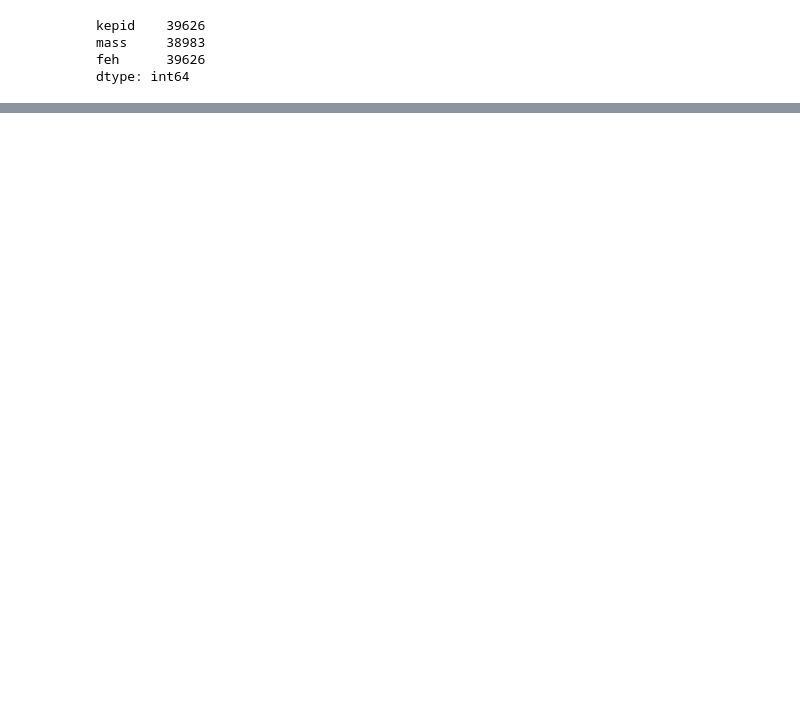
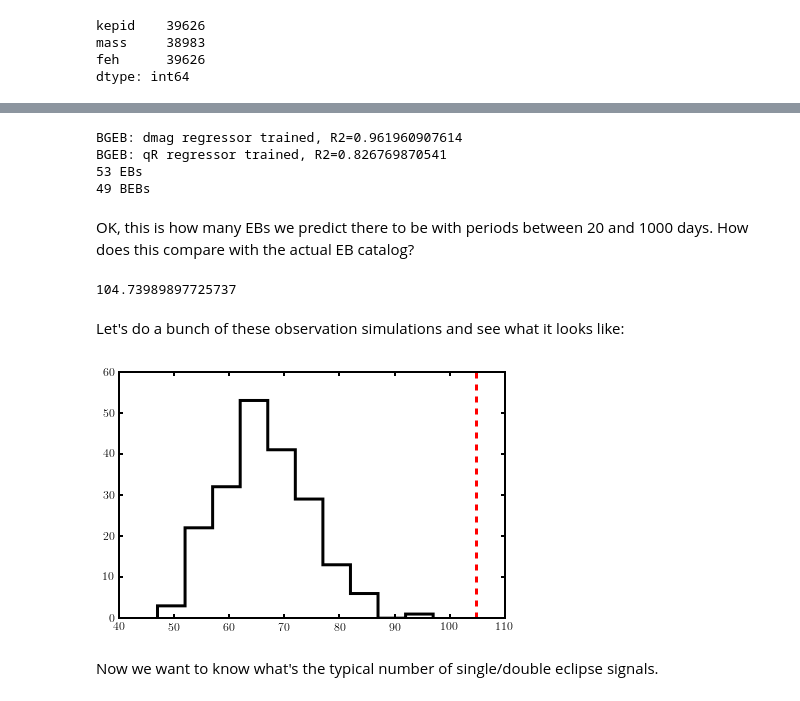
Before and after one commit to dfm/peerless, a Jupyter notebook: prediction/prediction.ipynb, the cells around one changed output, grey strips where cells are left out. Drawn from its saved outputs; the diff is of its cells as text; code cells hidden in the pictures; blank space fills up the shorter version.

Commit message:
new prediction notebook, now using exosyspop

```diff
--- a/prediction/prediction.ipynb
+++ b/prediction/prediction.ipynb
@@ -242,0 +84,31 @@ catalogs/
+# %%
+q = 'period > 20 and period < 1000 and ((n_pri > 0 and ' +\
+    'n_sec > 0) or (n_pri > 2 or n_sec > 2)) and (T14_pri < 2.5 or T14_sec < 2.5)'
+ebs = ebpop.observe(new=True).query(q)
+bgs = bgpop.observe(new=True).query(q)
+print('{} EBs'.format(len(ebs)))
+print('{} BEBs'.format(len(bgs)))
+# %% [output]
+BGEB: dmag regressor trained, R2=0.961960907614
+BGEB: qR regressor trained, R2=0.826769870541
+53 EBs
+49 BEBs
+# %% [markdown]
+OK, this is how many EBs we predict there to be with periods between 20 and 1000 days.  How does this compare with the actual EB catalog?
+# %%
+# Total number of Kepler EBs with 20 < P < 1000, scaled by number of targets
+from __future__ import division
+len(EBCatalog().df.query('period>20 and period < 1000')) * (len(targets)/len(KICatalog().df))
+# %% [output]
+104.73989897725737
+# %% [markdown]
+Let's do a bunch of these observation simulations and see what it looks like:
+# %%
+n_obs = [len(ebpop.observe(new=True).query(q)) for i in range(200)]
+# %%
+plt.hist(n_obs, histtype='step', lw=3, bins=10, color='k');
+plt.axvline(104.74, color='r', ls='--', lw=3);
+# %% [output]
+[figure, added]
+# %% [markdown]
+Now we want to know what's the typical number of single/double eclipse signals.
```
Also changed, not shown: parts of 39 cells of this notebook, 1 other file.
